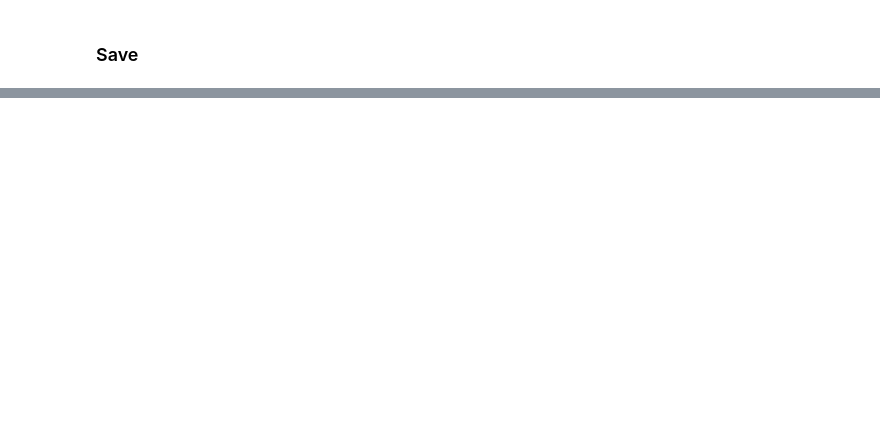
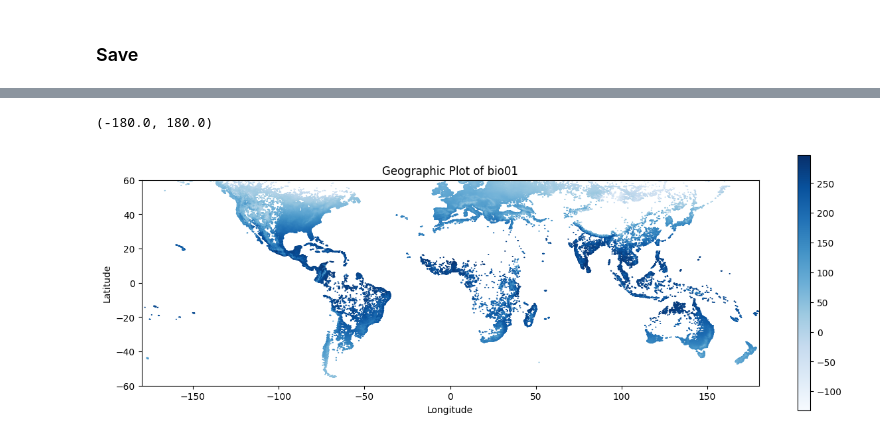
Before and after one commit to awilliams101111/dst-group-work, a Jupyter notebook: GlobalGeoTree/EDA-AW.ipynb, the cells around one changed output, grey strips where cells are left out. Drawn from its saved outputs; the diff is of its cells as text; code cells hidden in the pictures; blank space fills up the shorter version.

```diff
--- a/GlobalGeoTree/EDA-AW.ipynb
+++ b/GlobalGeoTree/EDA-AW.ipynb
@@ -54,0 +104,26 @@ df.to_parquet("GlobalGeoTree-6M/GlobalGeoTreeNoMissing.parquet", index=False)
+# %%
+figGeo, axGeo = plt.subplots(figsize=(15, 5))
+
+chosenVariable = 'bio01'
+
+hb = axGeo.hexbin(
+    df["longitude"],
+    df["latitude"],
+    C=df[chosenVariable],    # optional: color by longitude
+    reduce_C_function=np.mean,
+    gridsize=1000,
+    cmap="Blues"
+)
+
+figGeo.colorbar(hb, ax=axGeo)
+axGeo.set_aspect("equal")
+
+axGeo.set_xlabel('Longitude')
+axGeo.set_ylabel('Latitude')
+axGeo.set_title('Geographic Plot of '+ chosenVariable)
+
+axGeo.set_ylim(-60, 60)
+axGeo.set_xlim(-180, 180)
+# %% [output]
+(-180.0, 180.0)
+[figure, added]
```
Also changed, not shown: parts of 9 cells of this notebook.
